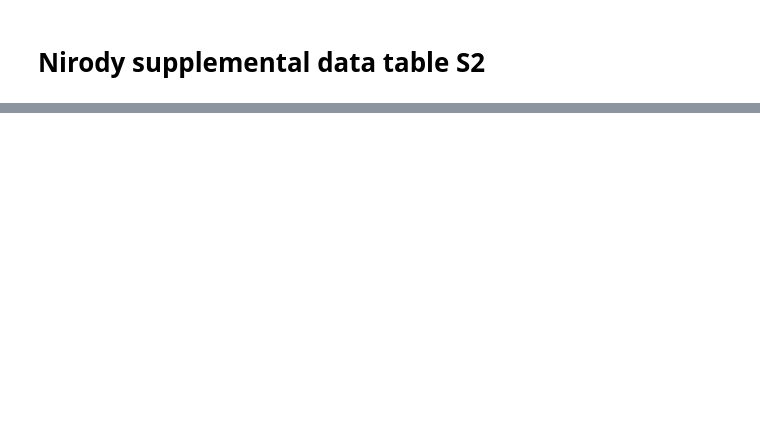
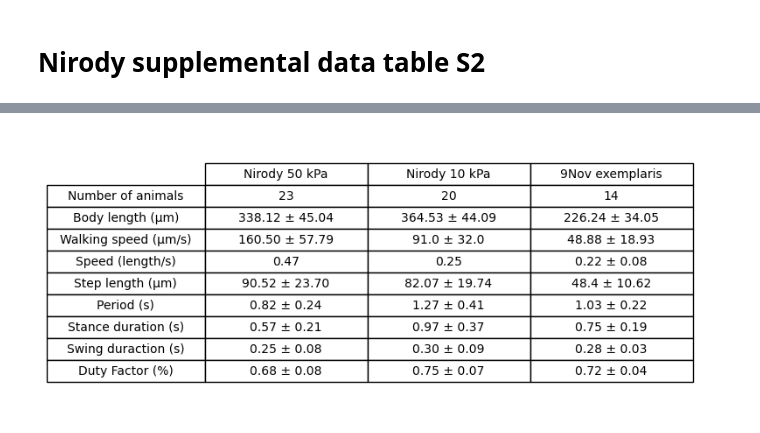
Before and after one commit to enwudz/gait, a Jupyter notebook: kinematics_overview.ipynb, the cells around one changed output, grey strips where cells are left out. Drawn from its saved outputs; the diff is of its cells as text; code cells hidden in the pictures; blank space fills up the shorter version.

```diff
--- a/kinematics_overview.ipynb
+++ b/kinematics_overview.ipynb
@@ -462,0 +411,81 @@ plt.show()
+# %%
+''' WORKING should also report CRUISING SPEED for ours
+
+NIRODY Table S2 Values:
+'Number of animals': [23,20],
+'Body length (μm)':['338.12 ± 45.04','364.53 ± 44.09'],
+'Walking speed (μm/s)':['160.50 ± 57.79','91.0 ± 32.0'],
+'Step length (μm)': ['90.52 ± 23.70','82.07 ± 19.74'],
+'Period (s)': ['0.82 ± 0.24','1.27 ± 0.41'],
+'Stance duration (s)': ['0.57 ± 0.21','0.97 ± 0.37'],
+'Swing duration (s)': ['0.25 ± 0.08','0.30 ± 0.09'],
+'Duty Factor (%)': ['0.68 ± 0.08','0.75 ± 0.07']
+'''
+
+def meanstdstr(vals):
+    return str(np.round(np.mean(vals),2)) + ' ± ' + str(np.round(np.std(vals),2))
+
+row_names = ['Number of animals',
+             'Body length (μm)',
+             'Walking speed (μm/s)',
+             'Speed (length/s)',
+             'Step length (μm)',
+             'Period (s)',
+             'Stance duration (s)',
+             'Swing duraction (s)',
+             'Duty Factor (%)',
+            ]
+
+nirody_50pa = ['23','338.12 ± 45.04','160.50 ± 57.79',str(np.round(160.5/338.12,2)),'90.52 ± 23.70',
+              '0.82 ± 0.24','0.57 ± 0.21','0.25 ± 0.08','0.68 ± 0.08']
+
+nirody_10pa = ['20','364.53 ± 44.09','91.0 ± 32.0',str(np.round(91/364.53,2)),'82.07 ± 19.74',
+              '1.27 ± 0.41','0.97 ± 0.37','0.30 ± 0.09','0.75 ± 0.07']
+
+colname = '9Nov exemplaris'
+
+# load the path summaries data into a dataframe (this has size and speed data)
+path_df = pd.read_excel(data_file, sheet_name='path_summaries', index_col=None)
+
+number_animals = str(len(path_df.individual.values))
+body_length = meanstdstr(path_df['Body Length (mm)'].values * 1000)
+speed_scaled = meanstdstr(path_df['Speed (mm/s)'].values * 1000)
+speed_normalized = meanstdstr(path_df['Speed (body lengths / s)'].values)
+
+# load the step_summaries data into a dataframe (this has step kinematics data)
+step_summaries_df = pd.read_excel(data_file, sheet_name='step_summaries', index_col=None)
+step_length = meanstdstr(step_summaries_df['mm per step (lateral legs)'].values * 1000)
+period = meanstdstr(step_summaries_df['Gait cycle (lateral legs)'].values)
+stance_duration = meanstdstr(step_summaries_df['Stance duration (lateral legs)'].values)
+swing_duration = meanstdstr(step_summaries_df['Swing duration (lateral legs)'].values)
+duty_factor = meanstdstr(step_summaries_df['Duty factor (lateral legs)'].values)
+
+col_data = [number_animals, body_length, speed_scaled, speed_normalized, step_length,
+           period, stance_duration, swing_duration, duty_factor]
+
+table_vals = np.column_stack([nirody_50pa,nirody_10pa,col_data])
+col_labels = ['Nirody 50 kPa','Nirody 10 kPa', colname]
+row_labels = row_names
+row_colors = ['white'] * len(row_labels)
+col_colors = ['white'] * len(col_labels)
+
+plt.figure(figsize=(8,4))
+ax = plt.gca()
+
+my_table = plt.table(cellText=table_vals,
+                     colWidths=[0.3] * len(col_labels),
+                     rowLabels=row_labels,
+                     rowLoc='center', # left, center, right
+                     cellLoc='center',
+                     colLoc='center',
+                     colLabels=col_labels,
+#                      cellColours=cell_colors,
+                     rowColours=row_colors,
+                     colColours=col_colors,
+#                      edges='horizontal',
+                     loc='center')
+my_table.scale(1, 1.5) # increase vertical space
+ax.set_axis_off()
+plt.show()
+# %% [output]
+[figure, added]
```
Also changed, not shown: parts of 5 cells of this notebook.
